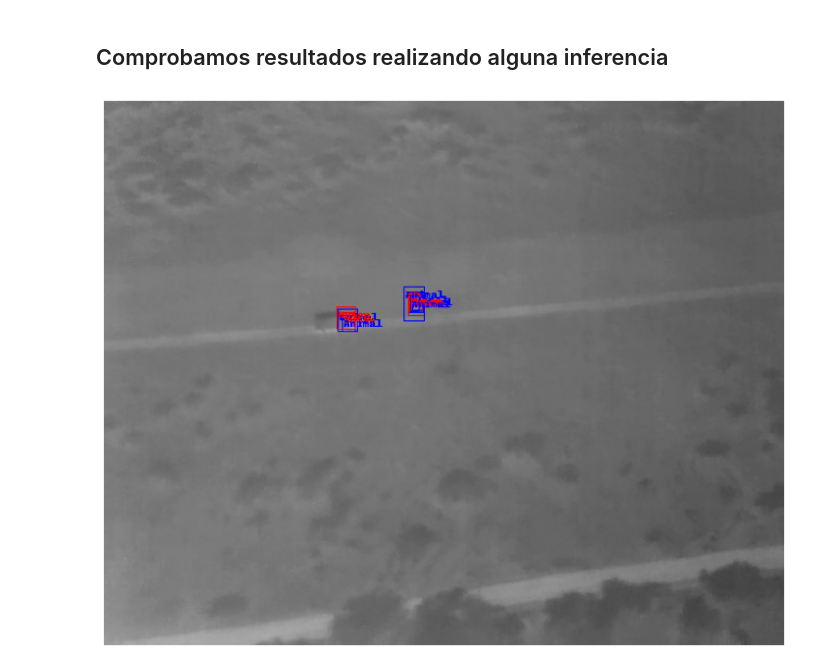
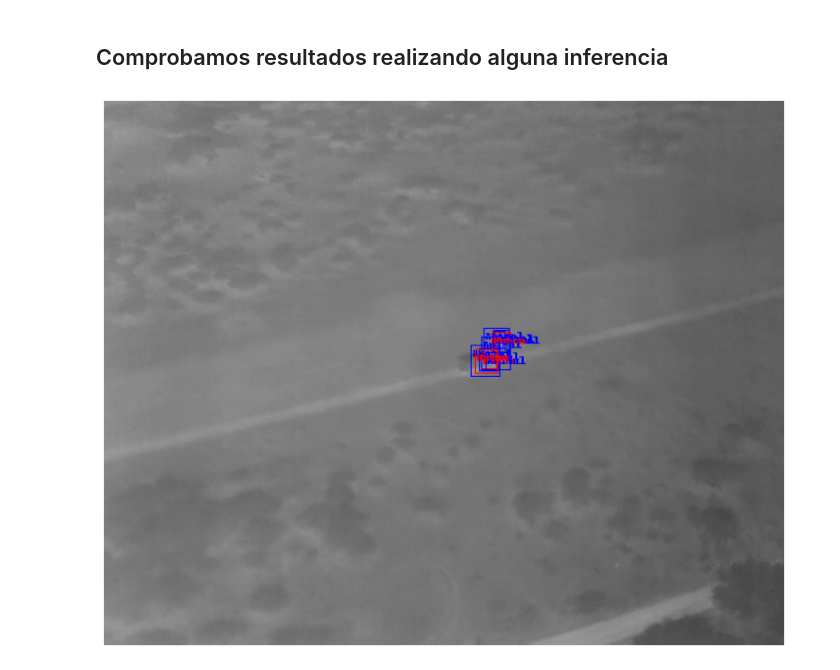
Before and after one commit to jesusBV20/UAV_IR_Surveillance, a Jupyter notebook: train_example.ipynb, the cells around one changed output. Drawn from its saved outputs; the diff is of its cells as text; code cells hidden in the pictures.

```diff
--- a/train_example.ipynb
+++ b/train_example.ipynb
@@ -160,7 +160,7 @@ dataset_test = BIRDSAIDataset(TEST_DATA_PATH, get_transform())
 
 # Generemos unos nuevos datasets basados en los originales, pero más pequeños
 indices = torch.randperm(len(dataset)).tolist() # suffle de las imágenes
-dataset = torch.utils.data.Subset(dataset, indices[0:200])
+dataset = torch.utils.data.Subset(dataset, indices[0:1000])
 dataset_test = torch.utils.data.Subset(dataset_test, indices[0:100])
 
 # Definimos los DataLoaders de entrenamiento y evaluación
@@ -188,7 +188,7 @@ lr_scheduler = torch.optim.lr_scheduler.StepLR(optimizer,
                                                 gamma=0.1)
 
 ## Entrenamos para 'num_epochs' épocas ########################################
-num_epochs = 3
+num_epochs = 10
 
 for epoch in range(num_epochs):
   # train for one epoch, printing every 10 iterations
@@ -224,32 +220,32 @@ transforms = get_transform()
 
 # Seleccionamos el vídeo y el frame
 movie_id = 21
-frame = 200
+frame = 250
 
 dataset = BIRDSAIDataset(TRAIN_DATA_PATH, get_transform())
 frame_init, frame_end, n_frames = dataset.getMovieBoxInfo(movie_id)
 
 # Recogemos la img del dataset
 img, _ = dataset[frame_init + frame]
 images = [img.to(device)]
 
 # Inferimos
 model_eval = model.eval()
 outputs = model_eval(images)
 
 # Mostramos el resultado
 FIGSIZE = [16, 9]
 RES = 1280 # 720p
 
 transform_toImg = T.ToPILImage()
 img = transform_toImg(img)
 img_box = imgBoxes(img, outputs[0]["boxes"], outputs[0]["labels"])
 
 fig = plt.figure(figsize=FIGSIZE, dpi=RES/FIGSIZE[0])
 ax = fig.add_subplot()
 ax.axis('off')
 
 ax.imshow(img_box)
 plt.show()
 # %% [output]
-[figure, old version]
+[figure, new version]
```
Also changed, not shown: parts of 2 cells of this notebook, 1 other file.
